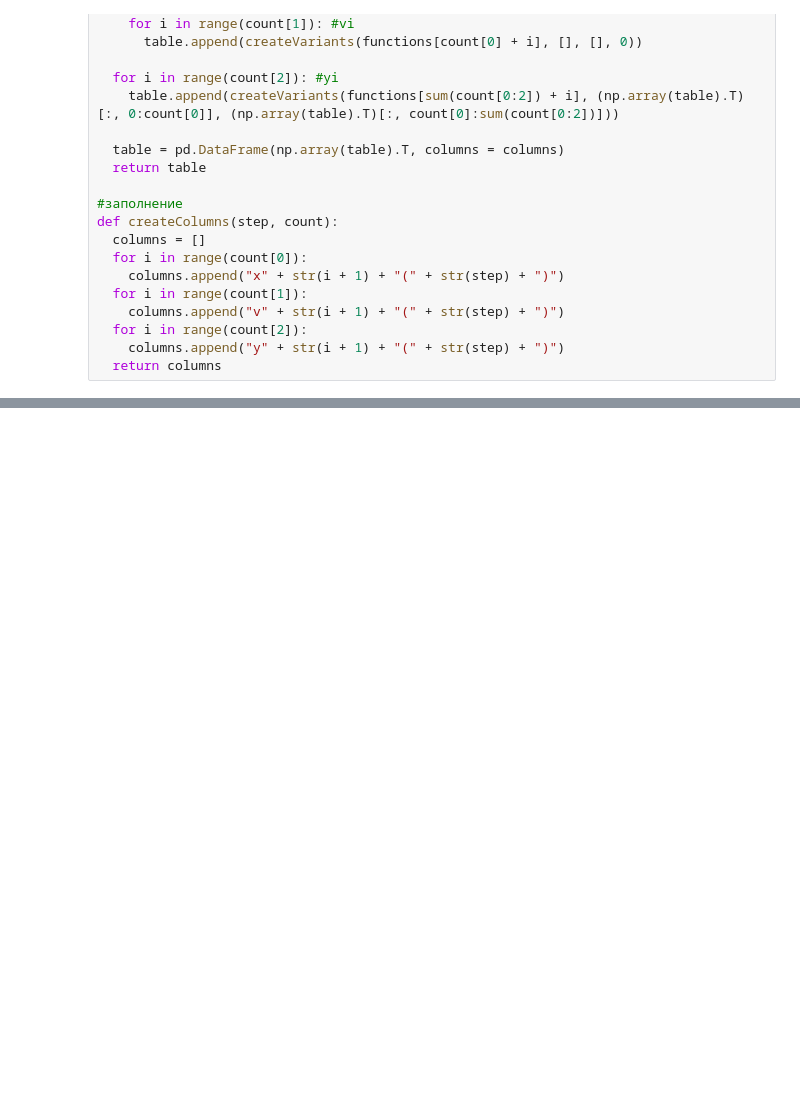
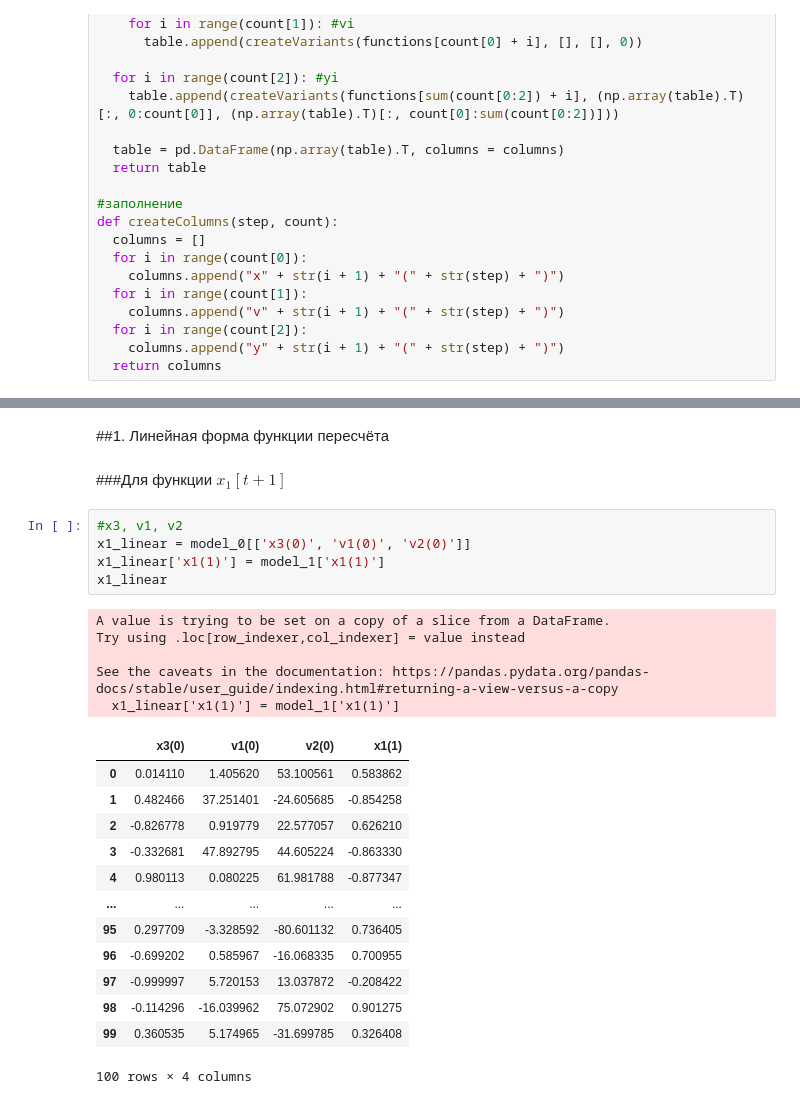
Before and after one commit to Viktory4121/MORD, a Jupyter notebook: ДОМ.ipynb, the cells around one changed output, grey strips where cells are left out. Drawn from its saved outputs; the diff is of its cells as text; blank space fills up the shorter version.

```diff
--- a/ДОМ.ipynb
+++ b/ДОМ.ipynb
@@ -217 +217,29 @@ model_2
 100 rows × 9 columns
+# %% [markdown]
+##1. Линейная форма функции пересчёта
+# %% [markdown]
+###Для функции $x_1[t+1]$
+# %%
+#x3, v1, v2
+x1_linear = model_0[['x3(0)', 'v1(0)', 'v2(0)']]
+x1_linear['x1(1)'] = model_1['x1(1)']
+x1_linear
+# %% [output]
+A value is trying to be set on a copy of a slice from a DataFrame.
+Try using .loc[row_indexer,col_indexer] = value instead
+
+See the caveats in the documentation: https://pandas.pydata.org/pandas-docs/stable/user_guide/indexing.html#returning-a-view-versus-a-copy
+  x1_linear['x1(1)'] = model_1['x1(1)']
+|  | x3(0) | v1(0) | v2(0) | x1(1) |
+| 0 | 0.014110 | 1.405620 | 53.100561 | 0.583862 |
+| 1 | 0.482466 | 37.251401 | -24.605685 | -0.854258 |
+| 2 | -0.826778 | 0.919779 | 22.577057 | 0.626210 |
+| 3 | -0.332681 | 47.892795 | 44.605224 | -0.863330 |
+| 4 | 0.980113 | 0.080225 | 61.981788 | -0.877347 |
+| ... | ... | ... | ... | ... |
+| 95 | 0.297709 | -3.328592 | -80.601132 | 0.736405 |
+| 96 | -0.699202 | 0.585967 | -16.068335 | 0.700955 |
+| 97 | -0.999997 | 5.720153 | 13.037872 | -0.208422 |
+| 98 | -0.114296 | -16.039962 | 75.072902 | 0.901275 |
+| 99 | 0.360535 | 5.174965 | -31.699785 | 0.326408 |
+100 rows × 4 columns
```
Also changed, not shown: parts of 13 cells of this notebook.
